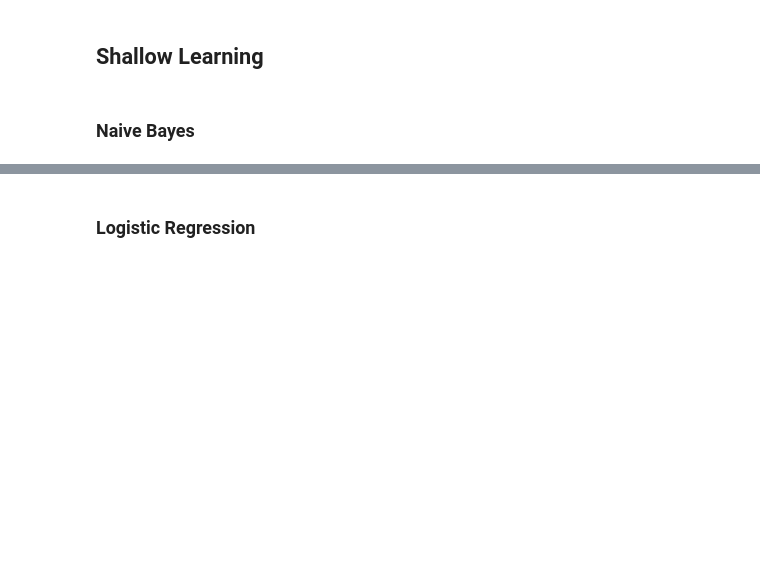
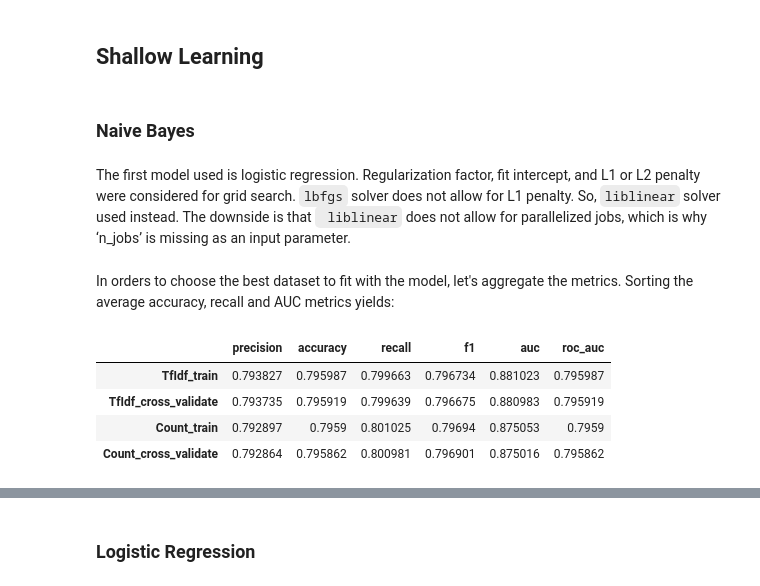
Before and after one commit to afanta-fi/Amazon_Review_Sentiment_Analysis, a Jupyter notebook: index.ipynb, the cells around one changed output, grey strips where cells are left out. Cells and saved outputs as stored; diff of their text form; code cells hidden in the pictures; blank space fills up the shorter version.

```diff
--- a/index.ipynb
+++ b/index.ipynb
@@ -955,3 +955,5 @@ metrics = ['accuracy','auc','recall']
 ## Shallow Learning
 # %% [markdown]
 ### Naive Bayes
+# %% [markdown]
+The first model used is logistic regression. Regularization factor, fit intercept, and L1 or L2 penalty were considered for grid search. `lbfgs` solver does not allow for L1 penalty. So, `liblinear` solver used instead. The downside is that ` liblinear` does not allow for parallelized jobs, which is why ‘n_jobs’ is missing as an input parameter.
@@ -957,0 +977,31 @@ metrics = ['accuracy','auc','recall']
+# %% [markdown]
+In orders to choose the best dataset to fit with the model, let's aggregate the metrics. Sorting the average accuracy, recall and AUC metrics yields:
+# %%
+# Find training and validation metrics
+nb_gs_metrics_train,_,_ = prepare_metrics(nb_gs, train_val='train')
+nb_gs_metrics_valid,_,_ = prepare_metrics(nb_gs, train_val='cross_validate')
+
+# Combine metrics
+nb_gs_metrics = pd.concat([nb_gs_metrics_train,nb_gs_metrics_valid])
+
+# Rename dataset as 'dataset_train/validate'
+nb_gs_metrics.dataset = nb_gs_metrics.dataset+'_'+nb_gs_metrics.train_val
+
+# Create a placeholder dataframe to store the average values
+nb_gs_metrics_mean = pd.DataFrame(columns=nb_gs_metrics.metric.unique(),
+                                  index=nb_gs_metrics.dataset.unique())
+
+# Iterate through each row and column, aggregate values and take the mean
+for col in nb_gs_metrics_mean.columns:
+    for idx in nb_gs_metrics_mean.index:
+        avg = nb_gs_metrics.loc[(nb_gs_metrics.metric==col) & (nb_gs_metrics.dataset==idx),'value']
+        nb_gs_metrics_mean.loc[idx,col] = avg.mean()
+
+# Sort average metrics by recall, AUC and accuracy
+nb_gs_metrics_mean.sort_values(by=metrics,ascending=False)
+# %% [output]
+|  | precision | accuracy | recall | f1 | auc | roc_auc |
+| TfIdf_train | 0.793827 | 0.795987 | 0.799663 | 0.796734 | 0.881023 | 0.795987 |
+| TfIdf_cross_validate | 0.793735 | 0.795919 | 0.799639 | 0.796675 | 0.880983 | 0.795919 |
+| Count_train | 0.792897 | 0.7959 | 0.801025 | 0.79694 | 0.875053 | 0.7959 |
+| Count_cross_validate | 0.792864 | 0.795862 | 0.800981 | 0.796901 | 0.875016 | 0.795862 |
```
Also changed, not shown: parts of 17 cells of this notebook.
